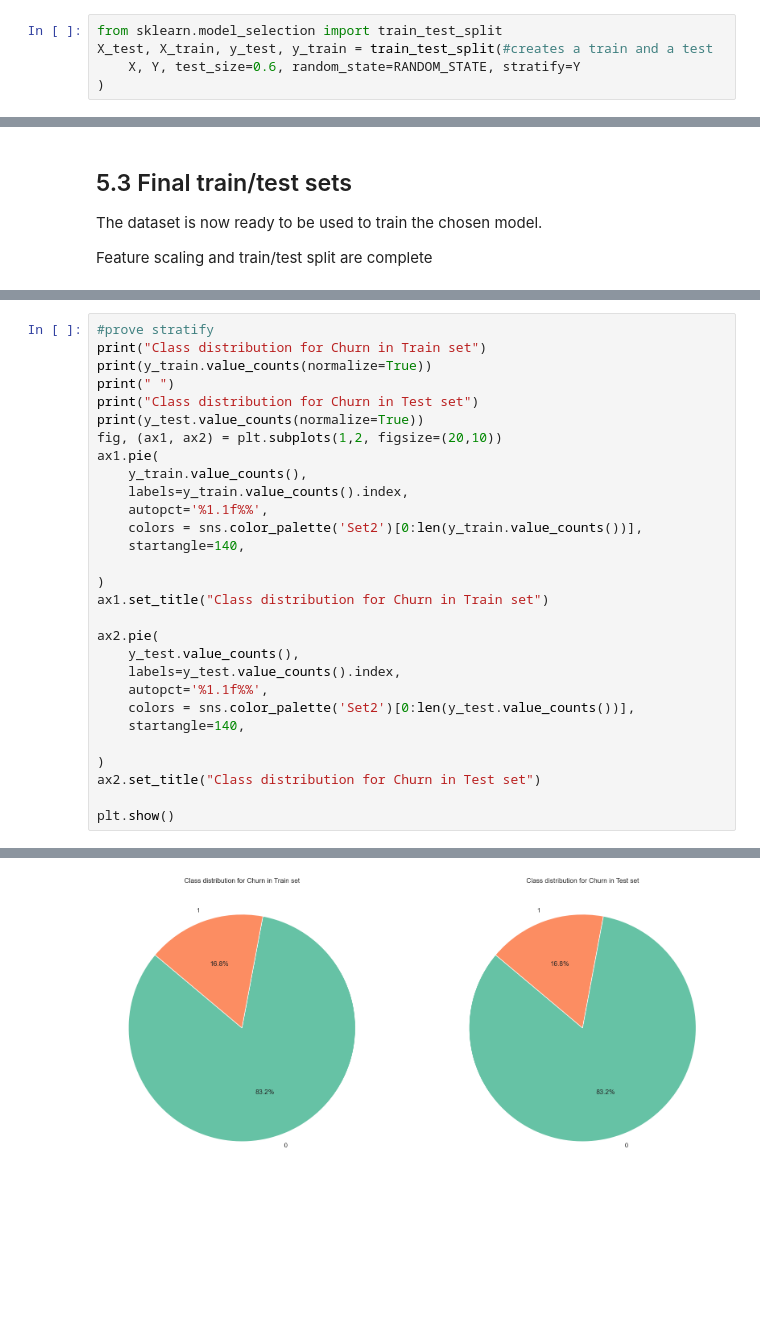
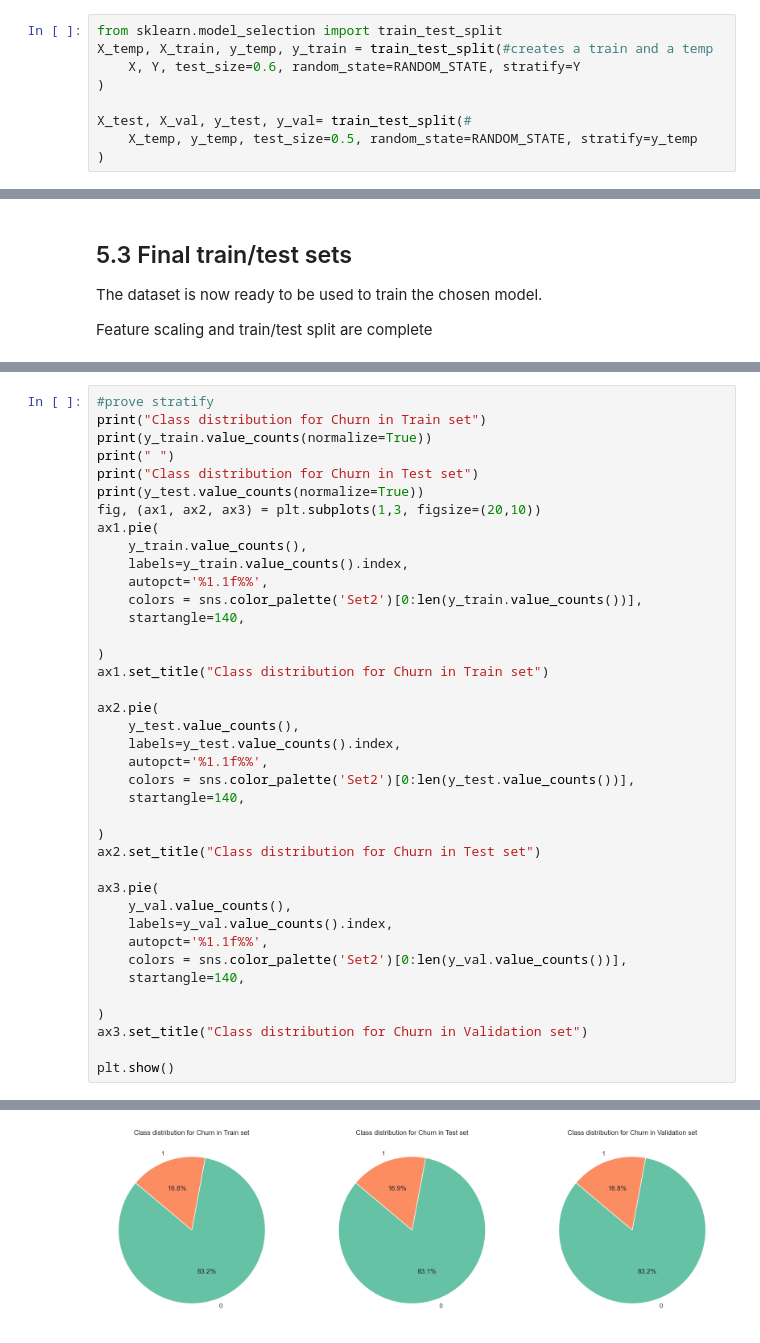
Before and after one commit to Akurang/AI_group5_project, a Jupyter notebook: final_project.ipynb, the cells around one changed output, grey strips where cells are left out. Saved outputs shown, nothing was run; the diff lists cells and outputs as text; blank space fills up the shorter version.

```diff
--- a/final_project.ipynb
+++ b/final_project.ipynb
@@ -562,7 +563,11 @@ The dataset will be split in a 60/40 split, for train and test sets respectively
 # %%
 from sklearn.model_selection import train_test_split
-X_test, X_train, y_test, y_train = train_test_split(#creates a train and a test
+X_temp, X_train, y_temp, y_train = train_test_split(#creates a train and a temp
     X, Y, test_size=0.6, random_state=RANDOM_STATE, stratify=Y
 )
+
+X_test, X_val, y_test, y_val= train_test_split(#
+    X_temp, y_temp, test_size=0.5, random_state=RANDOM_STATE, stratify=y_temp
+)
 # %% [markdown]
 ## Effect
@@ -639,7 +659,7 @@ print(y_train.value_counts(normalize=True))
 print(" ")
 print("Class distribution for Churn in Test set")
 print(y_test.value_counts(normalize=True))
-fig, (ax1, ax2) = plt.subplots(1,2, figsize=(20,10))
+fig, (ax1, ax2, ax3) = plt.subplots(1,3, figsize=(20,10))
 ax1.pie(
     y_train.value_counts(),
     labels=y_train.value_counts().index,
@@ -660,6 +680,16 @@ ax2.pie(
 )
 ax2.set_title("Class distribution for Churn in Test set")
 
+ax3.pie(
+    y_val.value_counts(),
+    labels=y_val.value_counts().index,
+    autopct='%1.1f%%',
+    colors = sns.color_palette('Set2')[0:len(y_val.value_counts())],
+    startangle=140,
+
+)
+ax3.set_title("Class distribution for Churn in Validation set")
+
 plt.show()
 # %% [output]
 Class distribution for Churn in Train set
@@ -675,5 +705,5 @@ Churn
 Name: proportion, dtype: float64
-[figure, old version]
+[figure, new version]
 # %% [markdown]
 ## Train/test split and Feature Engineering summary
 
```
Also changed, not shown: parts of 13 cells of this notebook.
